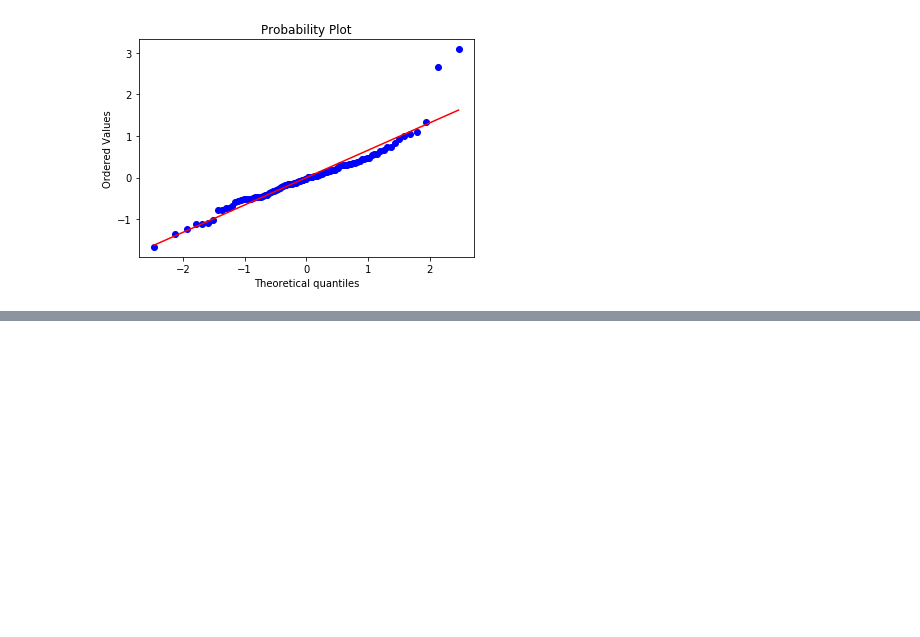
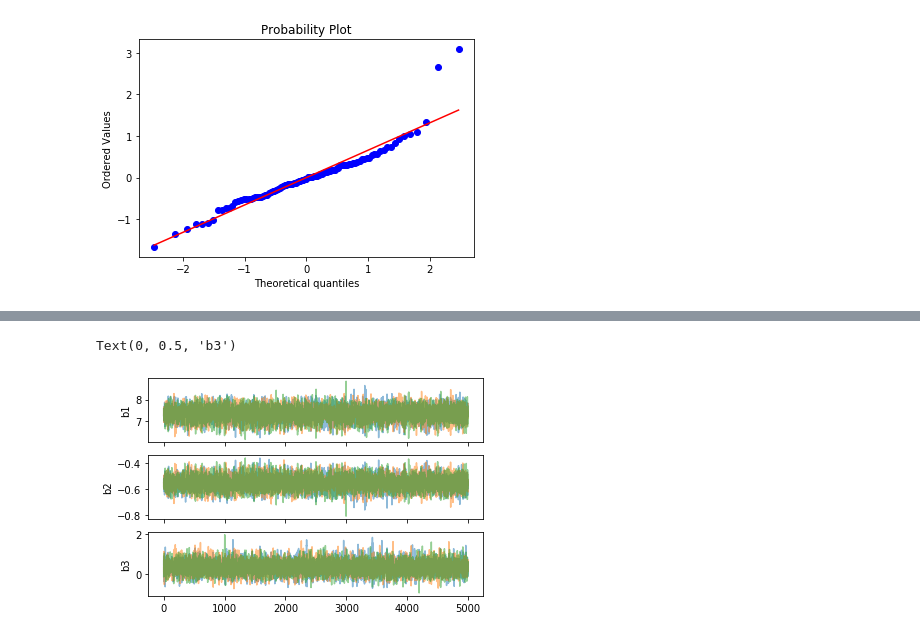
Before and after one commit to bdhammel/bayesian-notes, a Jupyter notebook: bayesian-stats-techniques-and-models/lesson7.ipynb, the cells around one changed output, grey strips where cells are left out. Cells and saved outputs as stored; diff of their text form; code cells hidden in the pictures; blank space fills up the shorter version.

```diff
--- a/bayesian-stats-techniques-and-models/lesson7.ipynb
+++ b/bayesian-stats-techniques-and-models/lesson7.ipynb
@@ -206,0 +222,5 @@ stats.probplot(residules, dist="norm", plot=plt);
+# %%
+kernel = NUTS(mod2_fn)
+mod2 = MCMC(kernel, num_warmup, num_samples, num_chains=3)
+mod2.run(rng_key, collect_warmup=False, log_income=log_income, log_infant=log_infant, is_oil=is_oil)
+mod2.print_summary()
@@ -206,0 +262,18 @@ stats.probplot(residules, dist="norm", plot=plt);
+# %%
+def mod3_fn(log_income, log_infant, is_oil):
+    # define non-informative priors
+    b1 = numpyro.sample('b1', dist.Normal(0, 1e6))
+    b2 = numpyro.sample('b2', dist.Normal(0, 1e6))
+    b3 = numpyro.sample('b3', dist.Normal(0, 1e6))
+
+    tau = numpyro.sample('tau', dist.InverseGamma(2.5, 2.5 * 10))
+    df = numpyro.sample('df', dist.Exponential(1))
+
+    # define liklihood
+    mu = b1 + b2*log_income + b3*is_oil
+    y = numpyro.sample('y', dist.StudentT(df, mu, tau), obs=log_infant)
+# %%
+kernel = NUTS(mod3_fn)
+mod3 = MCMC(kernel, num_warmup, num_samples, num_chains=3)
+mod3.run(rng_key, collect_warmup=False, log_income=log_income, log_infant=log_infant, is_oil=is_oil)
+mod3.print_summary()
@@ -206,0 +289,16 @@ stats.probplot(residules, dist="norm", plot=plt);
+# %%
+samples_3 = mod3.get_samples()
+mod3_b1 = samples_3['b1']
+mod3_b2 = samples_3['b2']
+mod3_b3 = samples_3['b3']
+# %%
+fig, axs = plt.subplots(3, 1, sharex=True)
+[axs[0].plot(chain, alpha=.5) for chain in mod3_b1.reshape(3, -1)]
+axs[0].set_ylabel('b1')
+[axs[1].plot(chain, alpha=.5) for chain in mod3_b2.reshape(3, -1)]
+axs[1].set_ylabel('b2')
+[axs[2].plot(chain, alpha=.5) for chain in mod3_b3.reshape(3, -1)]
+axs[2].set_ylabel('b3')
+# %% [output]
+Text(0, 0.5, 'b3')
+[figure, added]
```
Also changed, not shown: parts of 25 cells of this notebook.
